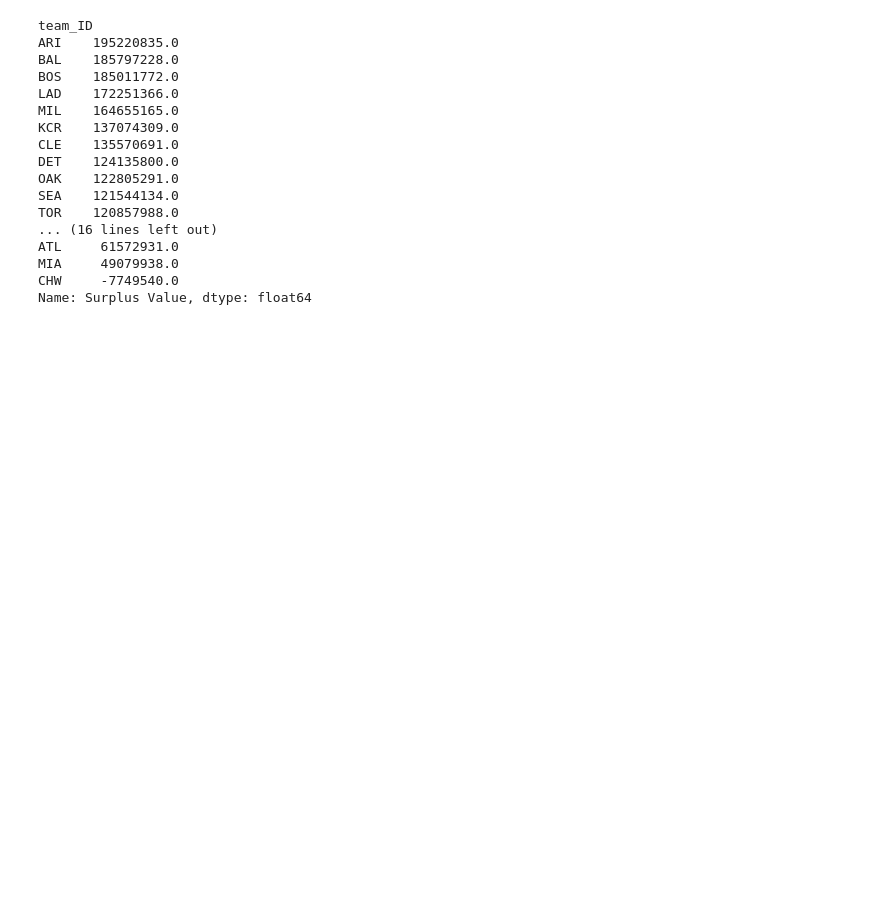
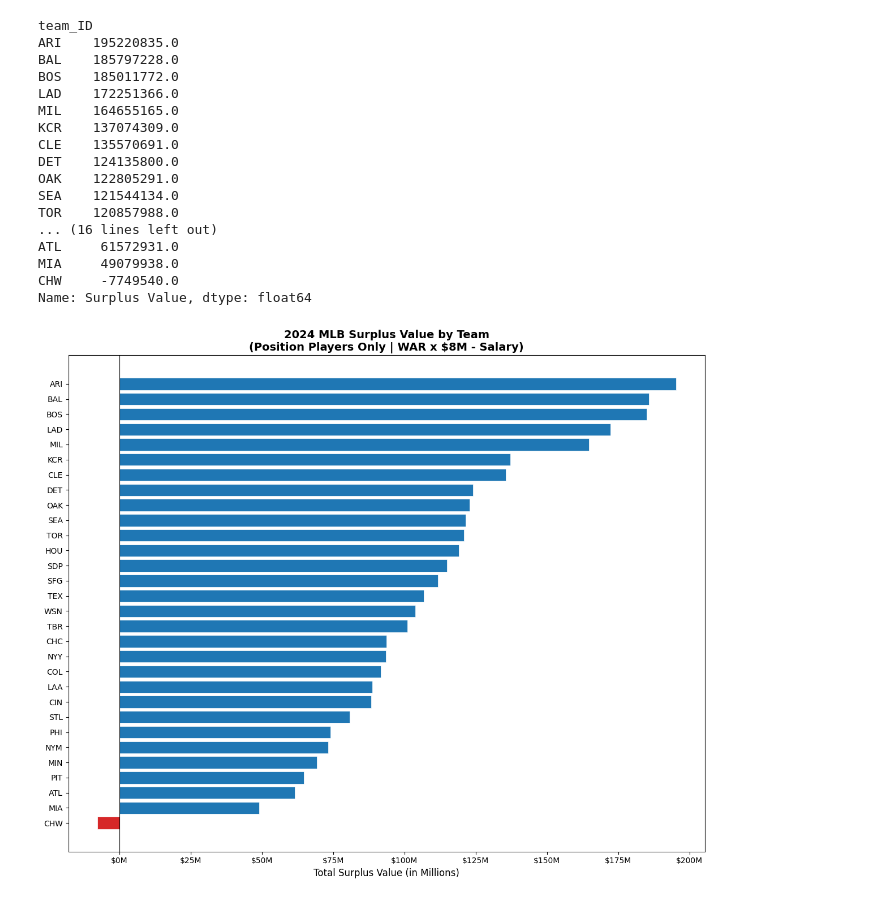
Before and after one commit to cmraymond96/mlb-payroll-efficiency, a Jupyter notebook: Baseball Analytics/MLB_Surplus_Value_2025.ipynb, the cells around one changed output. Saved outputs shown, nothing was run; the diff lists cells and outputs as text; code cells hidden in the pictures; blank space fills up the shorter version.

Commit message:
added surplus value team visualization

```diff
--- a/Baseball Analytics/MLB_Surplus_Value_2025.ipynb
+++ b/Baseball Analytics/MLB_Surplus_Value_2025.ipynb
@@ -367,3 +367,24 @@ ATL     61572931.0
 MIA     49079938.0
 CHW     -7749540.0
 Name: Surplus Value, dtype: float64
+# %%
+import matplotlib.pyplot as plt
+import matplotlib.ticker as mticker
+
+team_surplus = merged.groupby('team_ID')['Surplus Value'].sum().sort_values(ascending=True)
+
+colors = ['#d62728' if v < 0 else '#1f77b4' for v in team_surplus.values]
+
+fig, ax = plt.subplots(figsize=(12, 10))
+ax.barh(team_surplus.index, team_surplus.values / 1_000_000, color=colors, edgecolor='white', linewidth=0.5)
+
+ax.axvline(0, color='black', linewidth=0.8)
+ax.xaxis.set_major_formatter(mticker.FuncFormatter(lambda x, _: f'${x:.0f}M'))
+ax.set_xlabel('Total Surplus Value (in Millions)', fontsize=12)
+ax.set_title('2024 MLB Surplus Value by Team\n(Position Players Only | WAR x $8M - Salary)', fontsize=14, fontweight='bold')
+
+plt.tight_layout()
+plt.savefig('surplus_value_2024.png', dpi=150, bbox_inches='tight')
+plt.show()
+# %% [output]
+[figure, added]
```
Also changed, not shown: 1 other file.
